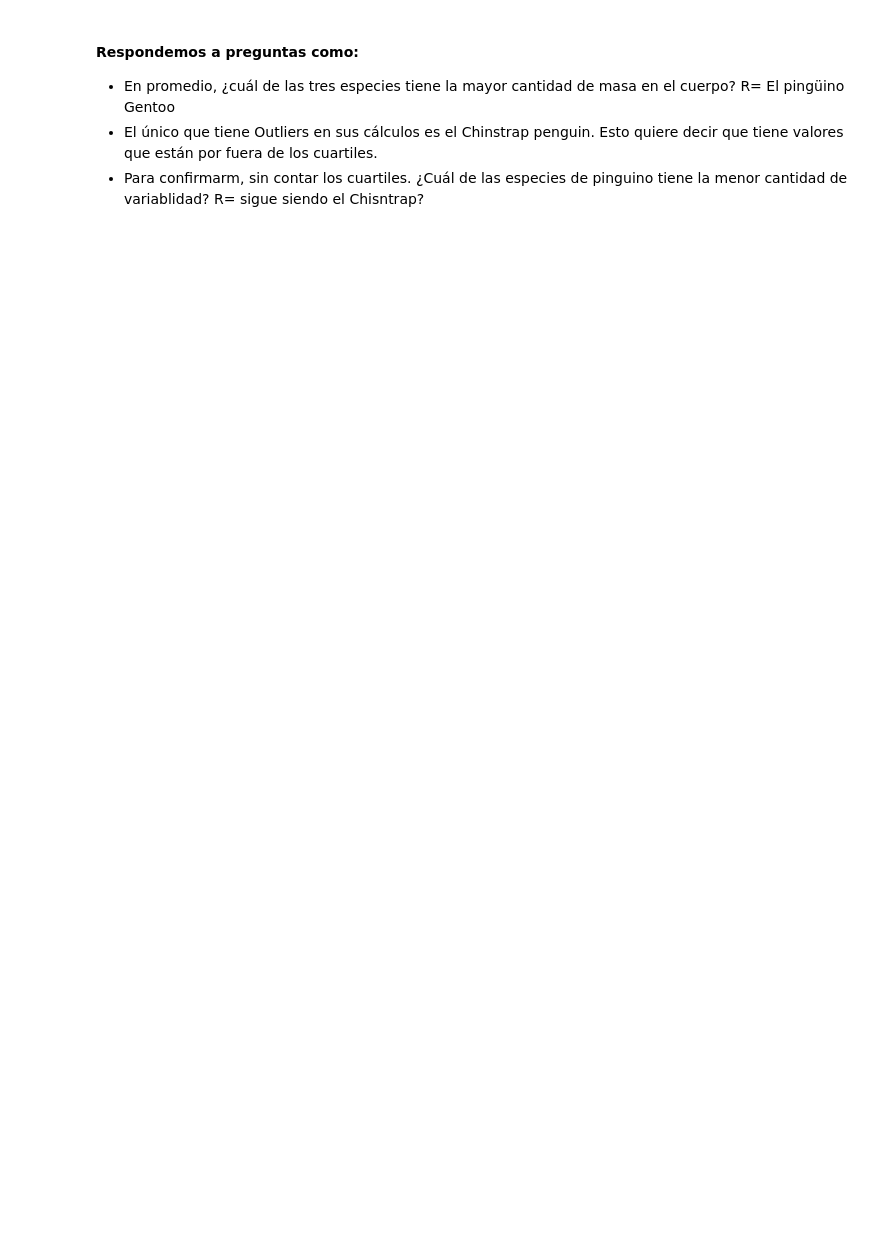
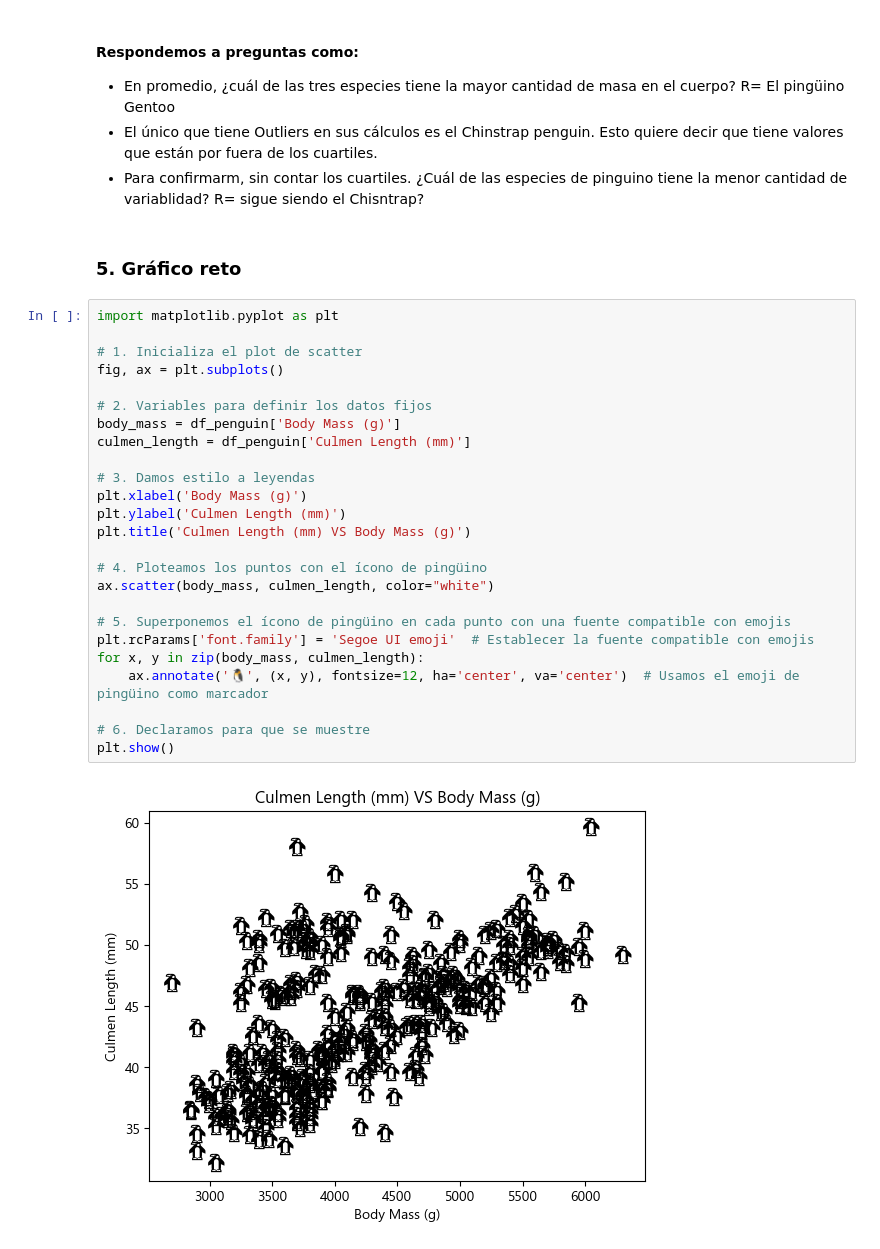
Before and after one commit to ingridsfd/preworks-data-science-ucamp, a Jupyter notebook: M2/Ingrid__M2S5_Análisis_Exploratorio_de_Datos.ipynb, the cells around one changed output. Drawn from its saved outputs; the diff is of its cells as text; blank space fills up the shorter version.

```diff
--- a/M2/Ingrid__M2S5_Análisis_Exploratorio_de_Datos.ipynb
+++ b/M2/Ingrid__M2S5_Análisis_Exploratorio_de_Datos.ipynb
@@ -1036,3 +1037,32 @@ plt.show()
 - En promedio, ¿cuál de las tres especies tiene la mayor cantidad de masa en el cuerpo? R= El pingüino Gentoo
 - El único que tiene Outliers en sus cálculos es el Chinstrap penguin. Esto quiere decir que tiene valores que están por fuera de los cuartiles.
 - Para confirmarm, sin contar los cuartiles. ¿Cuál de las especies de pinguino tiene la menor cantidad de variablidad? R= sigue siendo el Chisntrap?
+# %% [markdown]
+### 5. Gráfico reto
+# %%
+import matplotlib.pyplot as plt
+
+# 1. Inicializa el plot de scatter
+fig, ax = plt.subplots()
+
+# 2. Variables para definir los datos fijos
+body_mass = df_penguin['Body Mass (g)']
+culmen_length = df_penguin['Culmen Length (mm)']
+
+# 3. Damos estilo a leyendas
+plt.xlabel('Body Mass (g)')
+plt.ylabel('Culmen Length (mm)')
+plt.title('Culmen Length (mm) VS Body Mass (g)')
+
+# 4. Ploteamos los puntos con el ícono de pingüino
+ax.scatter(body_mass, culmen_length, color="white")
+
+# 5. Superponemos el ícono de pingüino en cada punto con una fuente compatible con emojis
+plt.rcParams['font.family'] = 'Segoe UI emoji'  # Establecer la fuente compatible con emojis
+for x, y in zip(body_mass, culmen_length):
+    ax.annotate('🐧', (x, y), fontsize=12, ha='center', va='center')  # Usamos el emoji de pingüino como marcador
+
+# 6. Declaramos para que se muestre
+plt.show()
+# %% [output]
+[figure, added]
```
Also changed, not shown: parts of 2 cells of this notebook, 1 other file.
